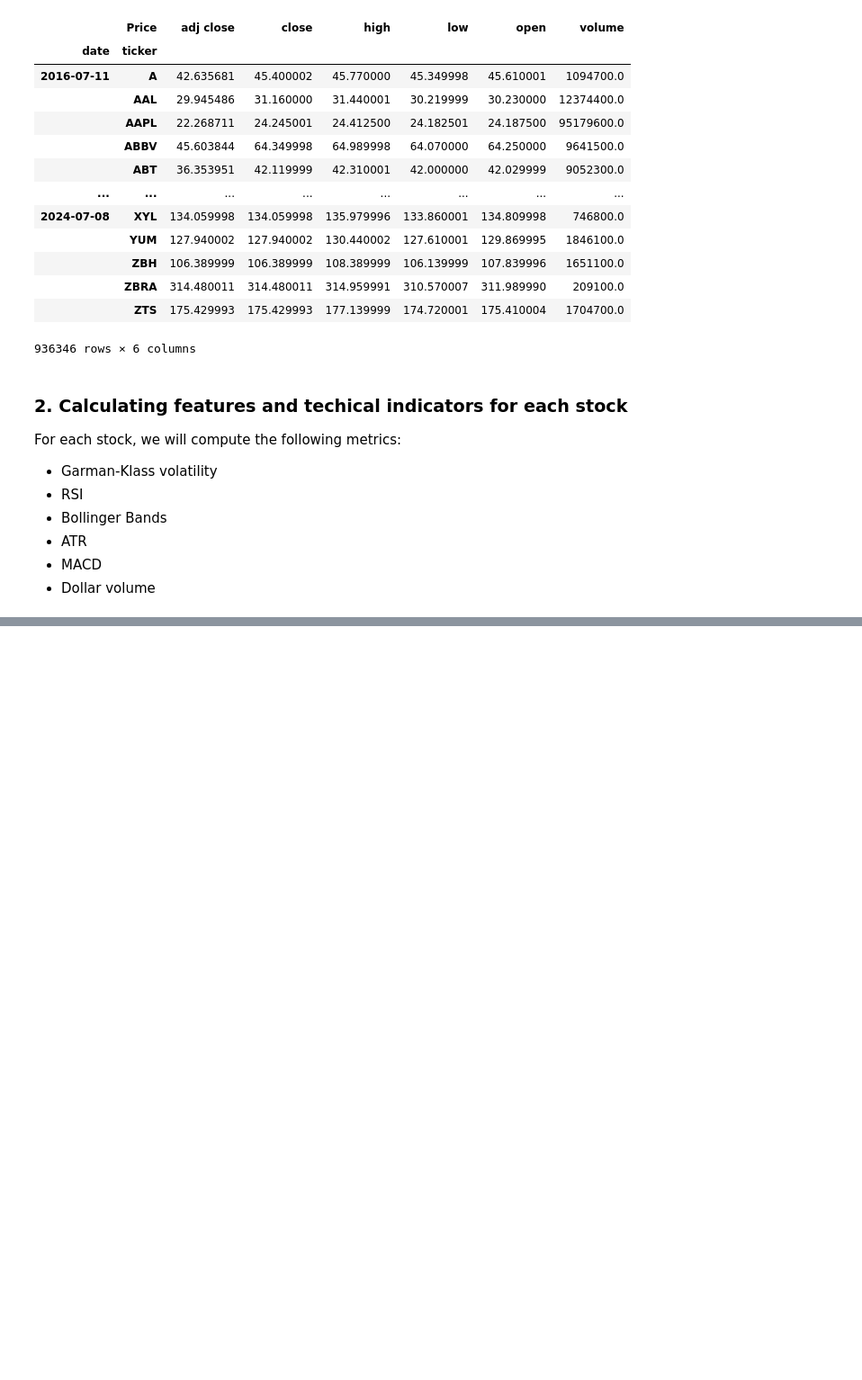
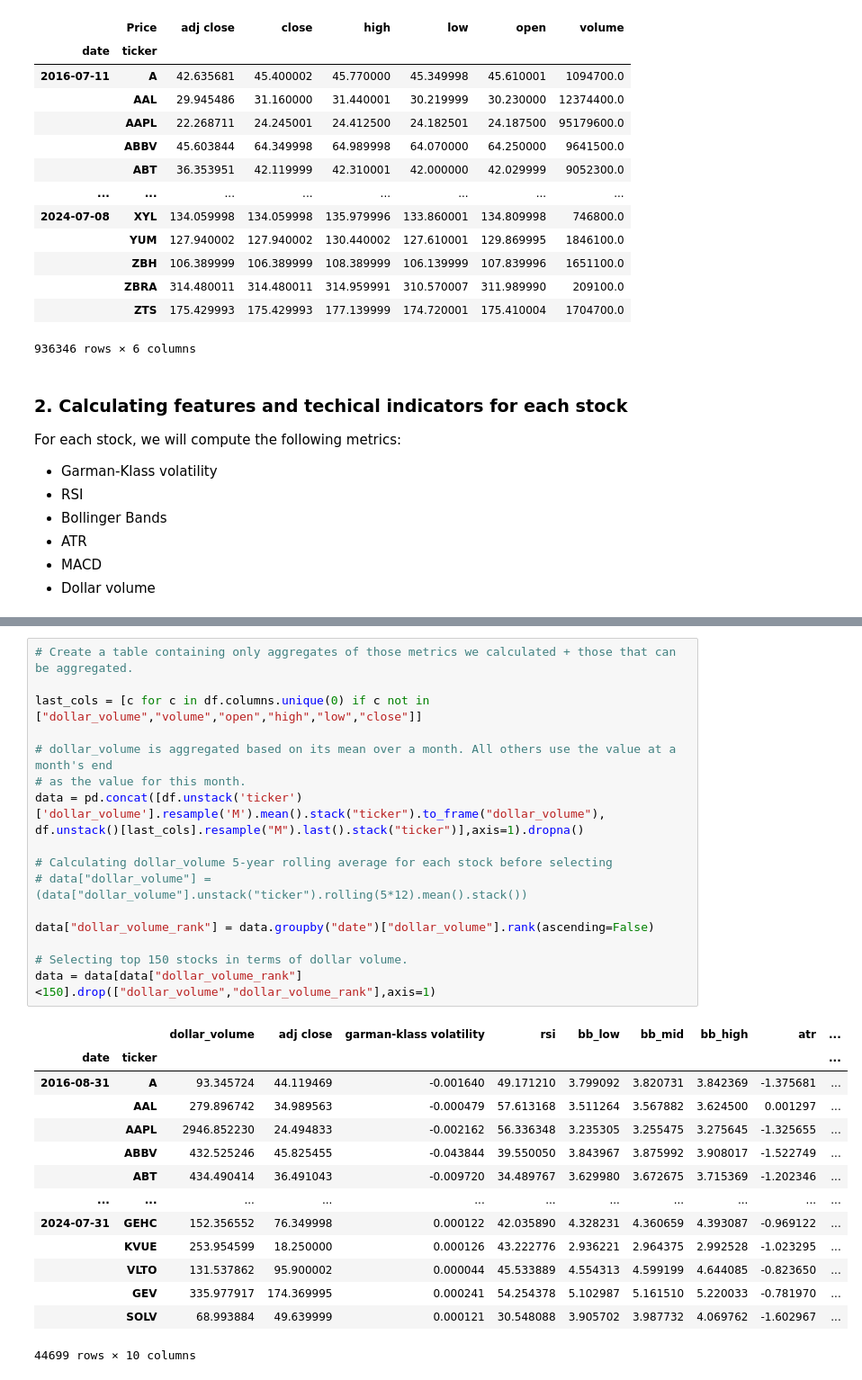
Before and after one commit to absirgue/unsupervised_trading_strategy, a Jupyter notebook: main.ipynb, the cells around one changed output, grey strips where cells are left out. Shown at 90% size. Saved outputs shown, nothing was run; the diff lists cells and outputs as text; blank space fills up the shorter version.

```diff
--- a/main.ipynb
+++ b/main.ipynb
@@ -93,0 +129,32 @@ df["bb_high"] = df.groupby(level=1)["adj close"].transform(lambda x: pandas_ta.b
+# %%
+# Create a table containing only aggregates of those metrics we calculated + those that can be aggregated.
+
+last_cols = [c for c in df.columns.unique(0) if c not in ["dollar_volume","volume","open","high","low","close"]]
+
+# dollar_volume is aggregated based on its mean over a month. All others use the value at a month's end
+# as the value for this month.
+data = pd.concat([df.unstack('ticker')['dollar_volume'].resample('M').mean().stack("ticker").to_frame("dollar_volume"),
+df.unstack()[last_cols].resample("M").last().stack("ticker")],axis=1).dropna()
+
+# Calculating dollar_volume 5-year rolling average for each stock before selecting
+# data["dollar_volume"] = (data["dollar_volume"].unstack("ticker").rolling(5*12).mean().stack())
+
+data["dollar_volume_rank"] = data.groupby("date")["dollar_volume"].rank(ascending=False)
+
+# Selecting top 150 stocks in terms of dollar volume.
+data = data[data["dollar_volume_rank"]<150].drop(["dollar_volume","dollar_volume_rank"],axis=1)
+# %% [output]
+|  |  | dollar_volume | adj close | garman-klass volatility | rsi | bb_low | bb_mid | bb_high | atr | ... |
+| date | ticker |  |  |  |  |  |  |  |  | ... |
+| 2016-08-31 | A | 93.345724 | 44.119469 | -0.001640 | 49.171210 | 3.799092 | 3.820731 | 3.842369 | -1.375681 | ... |
+|  | AAL | 279.896742 | 34.989563 | -0.000479 | 57.613168 | 3.511264 | 3.567882 | 3.624500 | 0.001297 | ... |
+|  | AAPL | 2946.852230 | 24.494833 | -0.002162 | 56.336348 | 3.235305 | 3.255475 | 3.275645 | -1.325655 | ... |
+|  | ABBV | 432.525246 | 45.825455 | -0.043844 | 39.550050 | 3.843967 | 3.875992 | 3.908017 | -1.522749 | ... |
+|  | ABT | 434.490414 | 36.491043 | -0.009720 | 34.489767 | 3.629980 | 3.672675 | 3.715369 | -1.202346 | ... |
+| ... | ... | ... | ... | ... | ... | ... | ... | ... | ... | ... |
+| 2024-07-31 | GEHC | 152.356552 | 76.349998 | 0.000122 | 42.035890 | 4.328231 | 4.360659 | 4.393087 | -0.969122 | ... |
+|  | KVUE | 253.954599 | 18.250000 | 0.000126 | 43.222776 | 2.936221 | 2.964375 | 2.992528 | -1.023295 | ... |
+|  | VLTO | 131.537862 | 95.900002 | 0.000044 | 45.533889 | 4.554313 | 4.599199 | 4.644085 | -0.823650 | ... |
+|  | GEV | 335.977917 | 174.369995 | 0.000241 | 54.254378 | 5.102987 | 5.161510 | 5.220033 | -0.781970 | ... |
+|  | SOLV | 68.993884 | 49.639999 | 0.000121 | 30.548088 | 3.905702 | 3.987732 | 4.069762 | -1.602967 | ... |
+44699 rows × 10 columns
```
Also changed, not shown: parts of 4 cells of this notebook.
